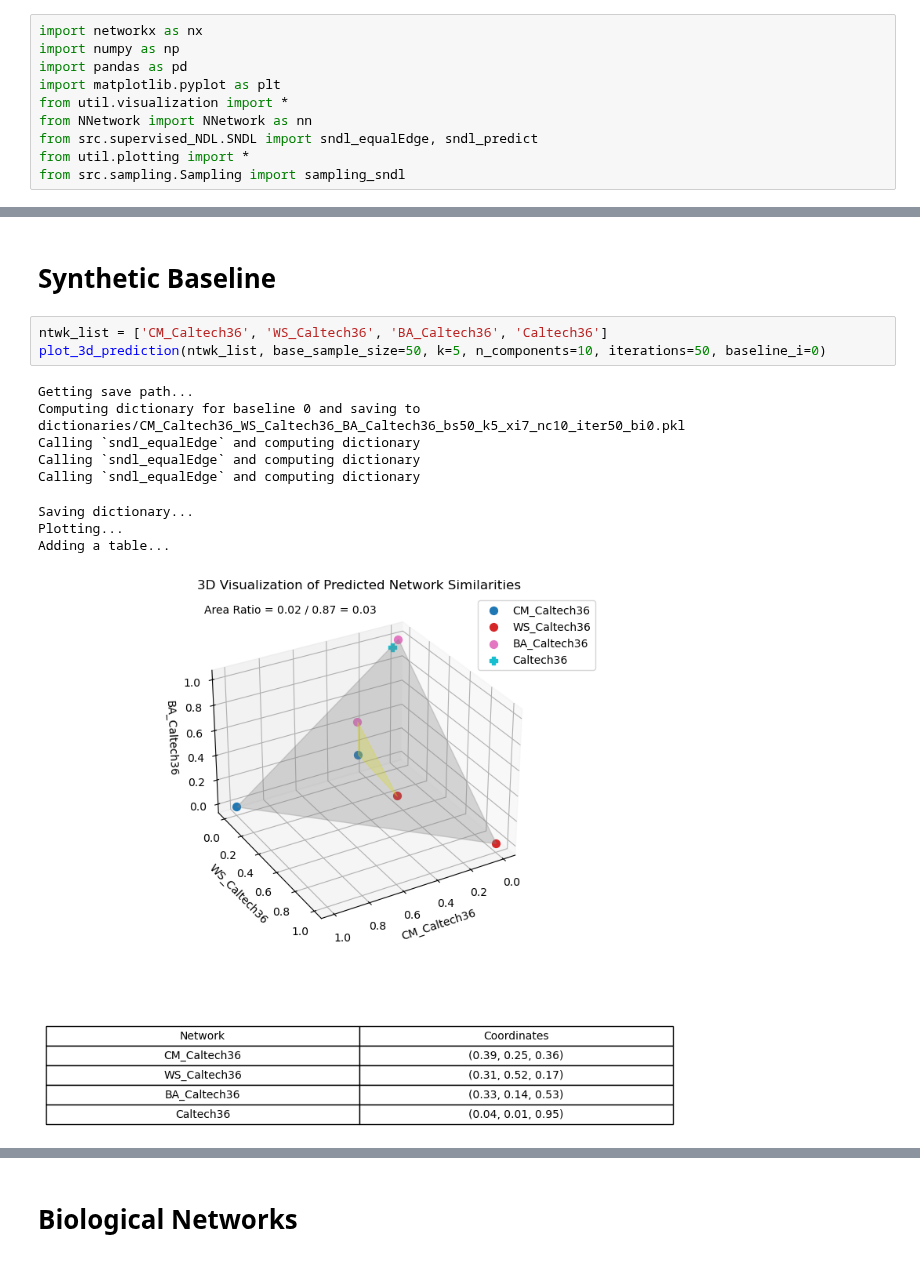
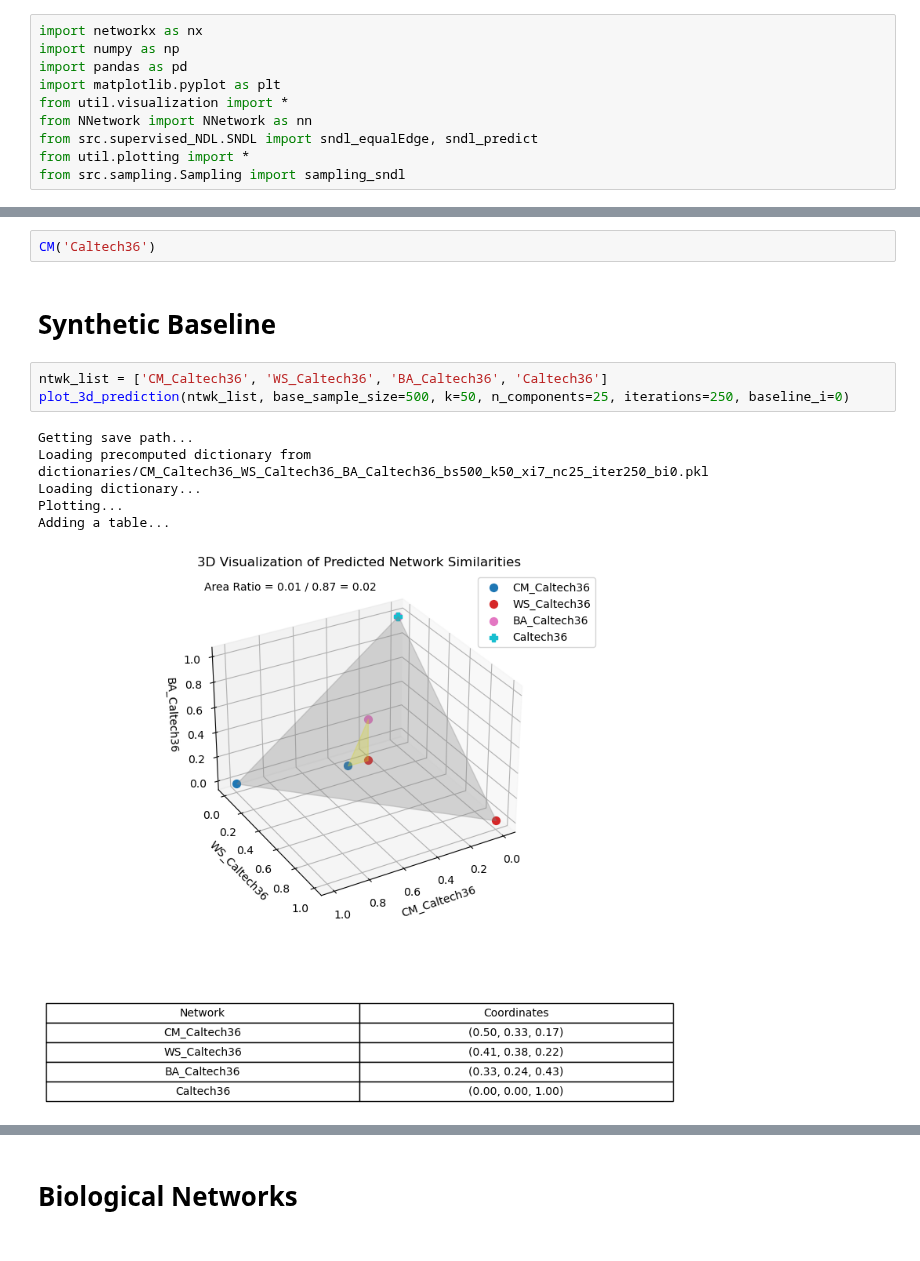
Before and after one commit to Yee-Millennium/REU2024_code, a Jupyter notebook: Visualization_Experiment.ipynb, the cells around one changed output, grey strips where cells are left out. Cells and saved outputs as stored; diff of their text form.

```diff
--- a/Visualization_Experiment.ipynb
+++ b/Visualization_Experiment.ipynb
@@ -11,15 +141,14 @@ from src.sampling.Sampling import sampling_sndl
+# %%
+CM('Caltech36')
 # %% [markdown]
 # Synthetic Baseline
 # %%
 ntwk_list = ['CM_Caltech36', 'WS_Caltech36', 'BA_Caltech36', 'Caltech36']
-plot_3d_prediction(ntwk_list, base_sample_size=50, k=5, n_components=10, iterations=50, baseline_i=0)
+plot_3d_prediction(ntwk_list, base_sample_size=500, k=50, n_components=25, iterations=250, baseline_i=0)
 # %% [output]
 Getting save path...
-Computing dictionary for baseline 0 and saving to dictionaries/CM_Caltech36_WS_Caltech36_BA_Caltech36_bs50_k5_xi7_nc10_iter50_bi0.pkl
-Calling `sndl_equalEdge` and computing dictionary
-Calling `sndl_equalEdge` and computing dictionary
-Calling `sndl_equalEdge` and computing dictionary
+Loading precomputed dictionary from dictionaries/CM_Caltech36_WS_Caltech36_BA_Caltech36_bs500_k50_xi7_nc25_iter250_bi0.pkl
+Loading dictionary...
+Plotting...
+Adding a table...
-Saving dictionary...
-Plotting...
-Adding a table...
-[figure, old version]
+[figure, new version]
```
Also changed, not shown: parts of 13 cells of this notebook, 18 other files.
